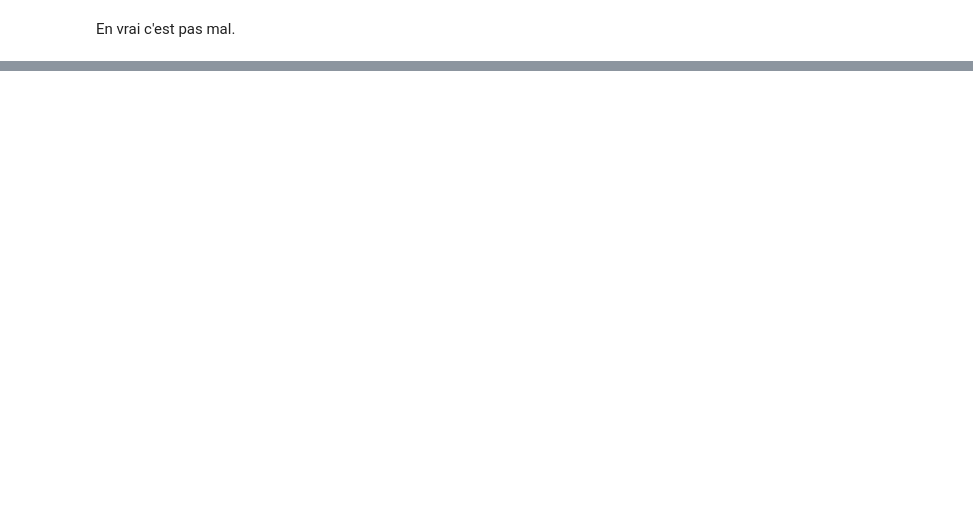
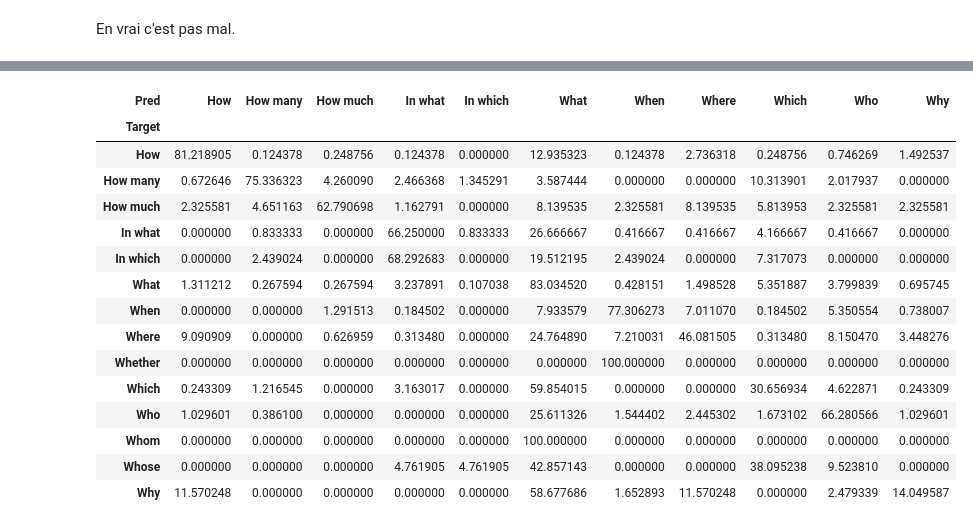
Before and after one commit to ttperr/DD2417-NLP-KTH-mini-project, a Jupyter notebook: project.ipynb, the cells around one changed output, grey strips where cells are left out. Saved outputs shown, nothing was run; the diff lists cells and outputs as text; code cells hidden in the pictures; blank space fills up the shorter version.

```diff
--- a/project.ipynb
+++ b/project.ipynb
@@ -555,0 +574,24 @@ plt.show()
+# %%
+# Matrix of confusion
+confusion_matrix = pd.crosstab(df["Target"], df["Pred"])
+# Normalize the matrix
+confusion_matrix = confusion_matrix.div(confusion_matrix.sum(axis=1), axis=0)
+confusion_matrix *= 100
+confusion_matrix
+# %% [output]
+| Pred | How | How many | How much | In what | In which | What | When | Where | Which | Who | Why |
+| Target |  |  |  |  |  |  |  |  |  |  |  |
+| How | 81.218905 | 0.124378 | 0.248756 | 0.124378 | 0.000000 | 12.935323 | 0.124378 | 2.736318 | 0.248756 | 0.746269 | 1.492537 |
+| How many | 0.672646 | 75.336323 | 4.260090 | 2.466368 | 1.345291 | 3.587444 | 0.000000 | 0.000000 | 10.313901 | 2.017937 | 0.000000 |
+| How much | 2.325581 | 4.651163 | 62.790698 | 1.162791 | 0.000000 | 8.139535 | 2.325581 | 8.139535 | 5.813953 | 2.325581 | 2.325581 |
+| In what | 0.000000 | 0.833333 | 0.000000 | 66.250000 | 0.833333 | 26.666667 | 0.416667 | 0.416667 | 4.166667 | 0.416667 | 0.000000 |
+| In which | 0.000000 | 2.439024 | 0.000000 | 68.292683 | 0.000000 | 19.512195 | 2.439024 | 0.000000 | 7.317073 | 0.000000 | 0.000000 |
+| What | 1.311212 | 0.267594 | 0.267594 | 3.237891 | 0.107038 | 83.034520 | 0.428151 | 1.498528 | 5.351887 | 3.799839 | 0.695745 |
+| When | 0.000000 | 0.000000 | 1.291513 | 0.184502 | 0.000000 | 7.933579 | 77.306273 | 7.011070 | 0.184502 | 5.350554 | 0.738007 |
+| Where | 9.090909 | 0.000000 | 0.626959 | 0.313480 | 0.000000 | 24.764890 | 7.210031 | 46.081505 | 0.313480 | 8.150470 | 3.448276 |
+| Whether | 0.000000 | 0.000000 | 0.000000 | 0.000000 | 0.000000 | 0.000000 | 100.000000 | 0.000000 | 0.000000 | 0.000000 | 0.000000 |
+| Which | 0.243309 | 1.216545 | 0.000000 | 3.163017 | 0.000000 | 59.854015 | 0.000000 | 0.000000 | 30.656934 | 4.622871 | 0.243309 |
+| Who | 1.029601 | 0.386100 | 0.000000 | 0.000000 | 0.000000 | 25.611326 | 1.544402 | 2.445302 | 1.673102 | 66.280566 | 1.029601 |
+| Whom | 0.000000 | 0.000000 | 0.000000 | 0.000000 | 0.000000 | 100.000000 | 0.000000 | 0.000000 | 0.000000 | 0.000000 | 0.000000 |
+| Whose | 0.000000 | 0.000000 | 0.000000 | 4.761905 | 4.761905 | 42.857143 | 0.000000 | 0.000000 | 38.095238 | 9.523810 | 0.000000 |
+| Why | 11.570248 | 0.000000 | 0.000000 | 0.000000 | 0.000000 | 58.677686 | 1.652893 | 11.570248 | 0.000000 | 2.479339 | 14.049587 |
```
Also changed, not shown: parts of 10 cells of this notebook.
